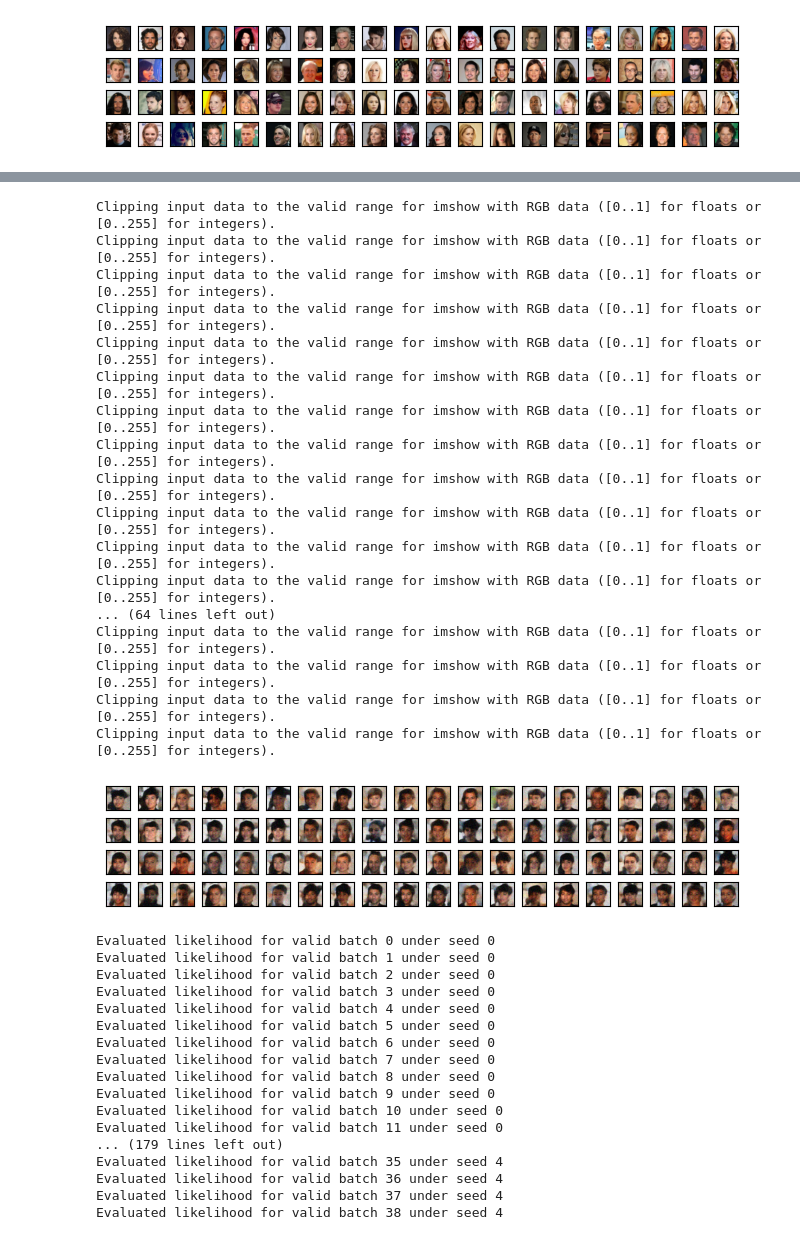
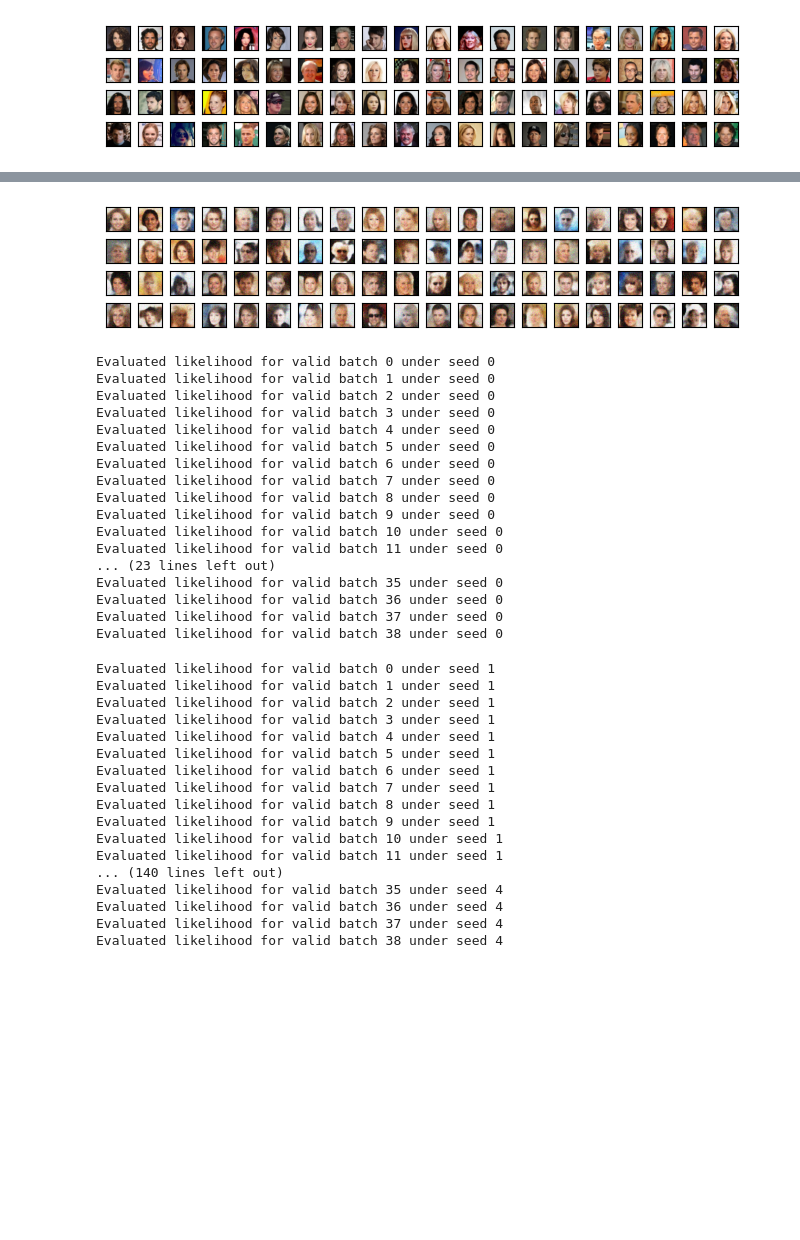
Before and after one commit to esennesh/dcpc_paper, a Jupyter notebook: experiments/ppc_celeba_eval.ipynb, the cells around one changed output, grey strips where cells are left out. Cells and saved outputs as stored; diff of their text form; code cells hidden in the pictures; blank space fills up the shorter version.

```diff
--- a/experiments/ppc_celeba_eval.ipynb
+++ b/experiments/ppc_celeba_eval.ipynb
@@ -29,5 +29,5 @@ HPU available: False, using: 0 HPUs
 # %%
 logger = config.get_logger('valid')
 # %%
-trainer.fit(model, data, ckpt_path="saved/models/Heteroskedastic_CelebA_Ppc/0705_230834/checkpoint_4499.ckpt")
+trainer.fit(model, data, ckpt_path="saved/models/Heteroskedastic_CelebA_Ppc/0724_015002/checkpoint_2099.ckpt")
 # %% [output]
@@ -131,7 +131,7 @@ fig, axes = plt.subplots(nrows=4, ncols=20, sharex="all", sharey="all", layout="
 
 for row in range(4):
     for col in range(20):
-        estimates = data.reverse_transform(x_hats[row * 20 + col].detach().cpu()).transpose(0, -1)
+        estimates = data.reverse_transform(x_hats[row * 20 + col].detach().cpu()).transpose(0, -1).clamp(0, 1)
         axes[row, col].imshow(estimates)
         axes[row, col].set(xticklabels=[], yticklabels=[], xticks=[], yticks=[])
 
@@ -171,7 +154,7 @@ fig, axes = plt.subplots(nrows=4, ncols=20, sharex="all", sharey="all", layout="
 
 for row in range(4):
     for col in range(20):
-        estimates = data.reverse_transform(x_hats[row * 20 + col].squeeze().detach().cpu()).transpose(0, -1)
+        estimates = data.reverse_transform(x_hats[row * 20 + col].squeeze().detach().cpu()).transpose(0, -1).clamp(0, 1)
         axes[row, col].imshow(estimates)
         axes[row, col].set(xticklabels=[], yticklabels=[], xticks=[], yticks=[])
 
@@ -209,33 +175,16 @@ x_hats = x_hats.flatten(0, 1)
 # %%
 fig, axes = plt.subplots(nrows=4, ncols=20, sharex="all", sharey="all", layout="compressed")
 
 for row in range(4):
     for col in range(20):
-        estimates = data.reverse_transform(x_hats[row * 20 + col].squeeze().detach().cpu()).transpose(0, -1)
+        estimates = data.reverse_transform(x_hats[row * 20 + col].squeeze().detach().cpu()).transpose(0, -1).clamp(0, 1)
         axes[row, col].imshow(estimates)
         axes[row, col].set(xticklabels=[], yticklabels=[], xticks=[], yticks=[])
 
 fig.savefig("ppc_celeba_priors.pdf", bbox_inches="tight")
 plt.show()
 # %% [output]
-Clipping input data to the valid range for imshow with RGB data ([0..1] for floats or [0..255] for integers).
-Clipping input data to the valid range for imshow with RGB data ([0..1] for floats or [0..255] for integers).
-Clipping input data to the valid range for imshow with RGB data ([0..1] for floats or [0..255] for integers).
-Clipping input data to the valid range for imshow with RGB data ([0..1] for floats or [0..255] for integers).
-Clipping input data to the valid range for imshow with RGB data ([0..1] for floats or [0..255] for integers).
-Clipping input data to the valid range for imshow with RGB data ([0..1] for floats or [0..255] for integers).
-Clipping input data to the valid range for imshow with RGB data ([0..1] for floats or [0..255] for integers).
-Clipping input data to the valid range for imshow with RGB data ([0..1] for floats or [0..255] for integers).
-Clipping input data to the valid range for imshow with RGB data ([0..1] for floats or [0..255] for integers).
-Clipping input data to the valid range for imshow with RGB data ([0..1] for floats or [0..255] for integers).
-Clipping input data to the valid range for imshow with RGB data ([0..1] for floats or [0..255] for integers).
-Clipping input data to the valid range for imshow with RGB data ([0..1] for floats or [0..255] for integers).
-... (64 lines left out)
-Clipping input data to the valid range for imshow with RGB data ([0..1] for floats or [0..255] for integers).
-Clipping input data to the valid range for imshow with RGB data ([0..1] for floats or [0..255] for integers).
-Clipping input data to the valid range for imshow with RGB data ([0..1] for floats or [0..255] for integers).
-Clipping input data to the valid range for imshow with RGB data ([0..1] for floats or [0..255] for integers).
-[figure, old version]
+[figure, new version]
 # %%
 del x_hats
 # %%
@@ -279,11 +228,28 @@ Evaluated likelihood for valid batch 8 under seed 0
 Evaluated likelihood for valid batch 9 under seed 0
 Evaluated likelihood for valid batch 10 under seed 0
 Evaluated likelihood for valid batch 11 under seed 0
-... (179 lines left out)
-Evaluated likelihood for valid batch 35 under seed 4
-Evaluated likelihood for valid batch 36 under seed 4
-Evaluated likelihood for valid batch 37 under seed 4
-Evaluated likelihood for valid batch 38 under seed 4
+... (23 lines left out)
+Evaluated likelihood for valid batch 35 under seed 0
+Evaluated likelihood for valid batch 36 under seed 0
+Evaluated likelihood for valid batch 37 under seed 0
+Evaluated likelihood for valid batch 38 under seed 0
+Evaluated likelihood for valid batch 0 under seed 1
+Evaluated likelihood for valid batch 1 under seed 1
+Evaluated likelihood for valid batch 2 under seed 1
+Evaluated likelihood for valid batch 3 under seed 1
+Evaluated likelihood for valid batch 4 under seed 1
+Evaluated likelihood for valid batch 5 under seed 1
+Evaluated likelihood for valid batch 6 under seed 1
+Evaluated likelihood for valid batch 7 under seed 1
+Evaluated likelihood for valid batch 8 under seed 1
+Evaluated likelihood for valid batch 9 under seed 1
+Evaluated likelihood for valid batch 10 under seed 1
+Evaluated likelihood for valid batch 11 under seed 1
+... (140 lines left out)
+Evaluated likelihood for valid batch 35 under seed 4
+Evaluated likelihood for valid batch 36 under seed 4
+Evaluated likelihood for valid batch 37 under seed 4
+Evaluated likelihood for valid batch 38 under seed 4
 # %%
 LOG_LIKELIHOODS.mean(), LOG_LIKELIHOODS.std()
 # %% [output]
```
Also changed, not shown: parts of 12 cells of this notebook.
